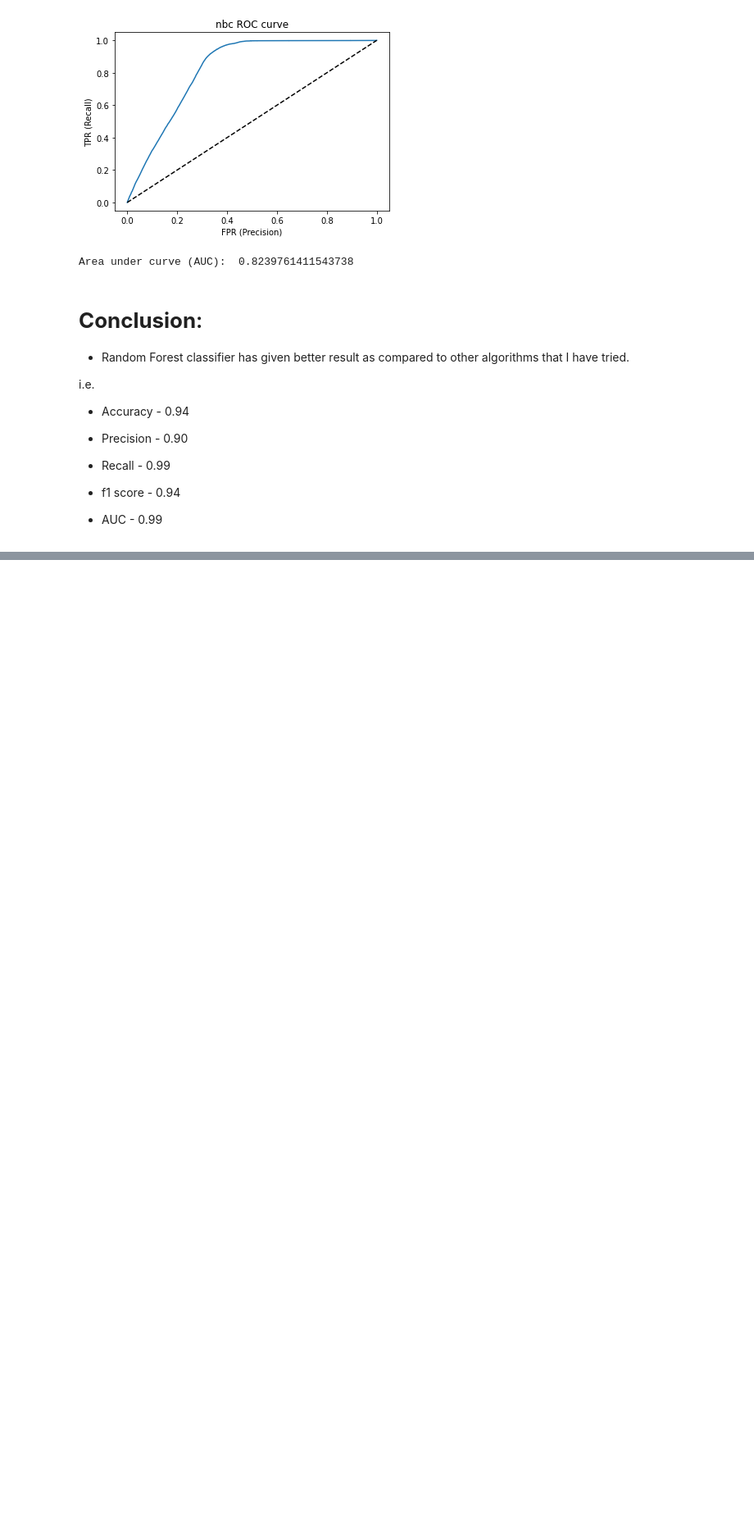
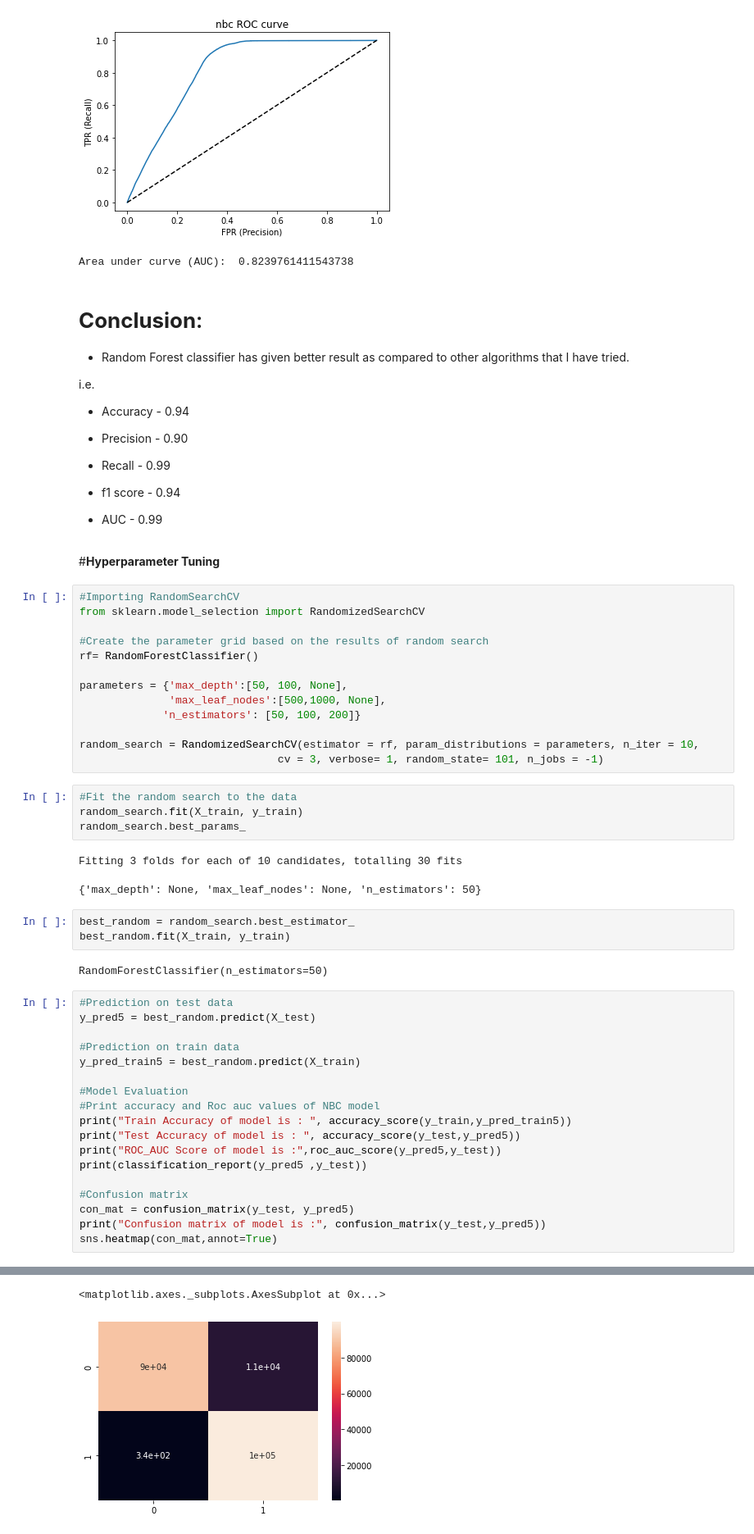
Before and after one commit to sapanapawar/Health-Insurance-Cross-Sell-Prediction, a Jupyter notebook: HEALTH_INSURANCE_CROSS_SELL_PREDICTION.ipynb, the cells around one changed output, grey strips where cells are left out. Shown at 82% size. Cells and saved outputs as stored; diff of their text form; blank space fills up the shorter version.

Commit message:
Hyperparameter Tuning

```diff
--- a/HEALTH_INSURANCE_CROSS_SELL_PREDICTION.ipynb
+++ b/HEALTH_INSURANCE_CROSS_SELL_PREDICTION.ipynb
@@ -911,3 +911,49 @@ i.e.
 
 
 *   AUC - 0.99
+# %% [markdown]
+#**Hyperparameter Tuning**
+# %%
+#Importing RandomSearchCV
+from sklearn.model_selection import RandomizedSearchCV
+
+#Create the parameter grid based on the results of random search
+rf= RandomForestClassifier()
+
+parameters = {'max_depth':[50, 100, None],
+              'max_leaf_nodes':[500,1000, None],
+             'n_estimators': [50, 100, 200]}
+
+random_search = RandomizedSearchCV(estimator = rf, param_distributions = parameters, n_iter = 10,
+                               cv = 3, verbose= 1, random_state= 101, n_jobs = -1)
+# %%
+#Fit the random search to the data
+random_search.fit(X_train, y_train)
+random_search.best_params_
+# %% [output]
+Fitting 3 folds for each of 10 candidates, totalling 30 fits
+{'max_depth': None, 'max_leaf_nodes': None, 'n_estimators': 50}
+# %%
+best_random = random_search.best_estimator_
+best_random.fit(X_train, y_train)
+# %% [output]
+RandomForestClassifier(n_estimators=50)
+# %%
+#Prediction on test data
+y_pred5 = best_random.predict(X_test)
+
+#Prediction on train data
+y_pred_train5 = best_random.predict(X_train)
+
+#Model Evaluation
+#Print accuracy and Roc auc values of NBC model
+print("Train Accuracy of model is : ", accuracy_score(y_train,y_pred_train5))
+print("Test Accuracy of model is : ", accuracy_score(y_test,y_pred5))
+print("ROC_AUC Score of model is :",roc_auc_score(y_pred5,y_test))
+print(classification_report(y_pred5 ,y_test))
+
+#Confusion matrix
+con_mat = confusion_matrix(y_test, y_pred5)
+print("Confusion matrix of model is :", confusion_matrix(y_test,y_pred5))
+sns.heatmap(con_mat,annot=True)
+# %% [output]
@@ -913,0 +974,2 @@ i.e.
+<matplotlib.axes._subplots.AxesSubplot at 0x...>
+[figure, added]
```
Also changed, not shown: parts of 6 cells of this notebook.
